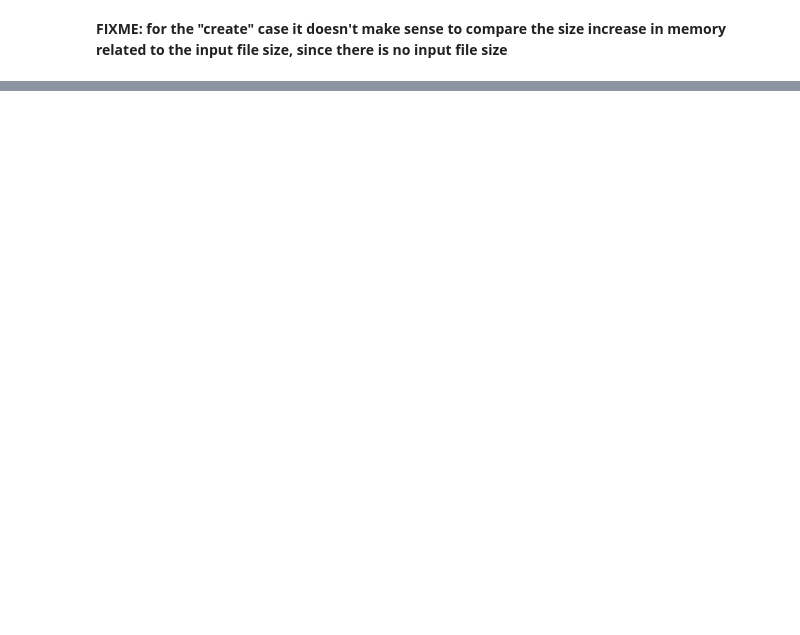
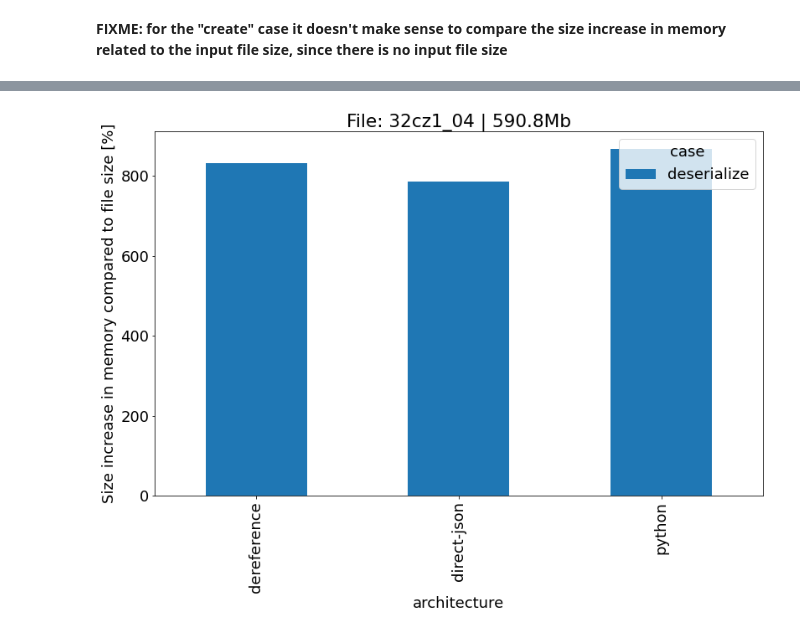
Before and after one commit to 3DGI/cityjson, a Jupyter notebook: crates/cityjson-lib/experiments/benchmark.ipynb, the cells around one changed output, grey strips where cells are left out. Cells and saved outputs as stored; diff of their text form; code cells hidden in the pictures; blank space fills up the shorter version.

```diff
--- a/crates/cityjson-lib/experiments/benchmark.ipynb
+++ b/crates/cityjson-lib/experiments/benchmark.ipynb
@@ -82,0 +98,4 @@ plot_size_increase("cluster")
+# %%
+plot_size_increase("32cz1_04")
+# %% [output]
+[figure, added]
```
Also changed, not shown: parts of 8 cells of this notebook, 1 other file.
